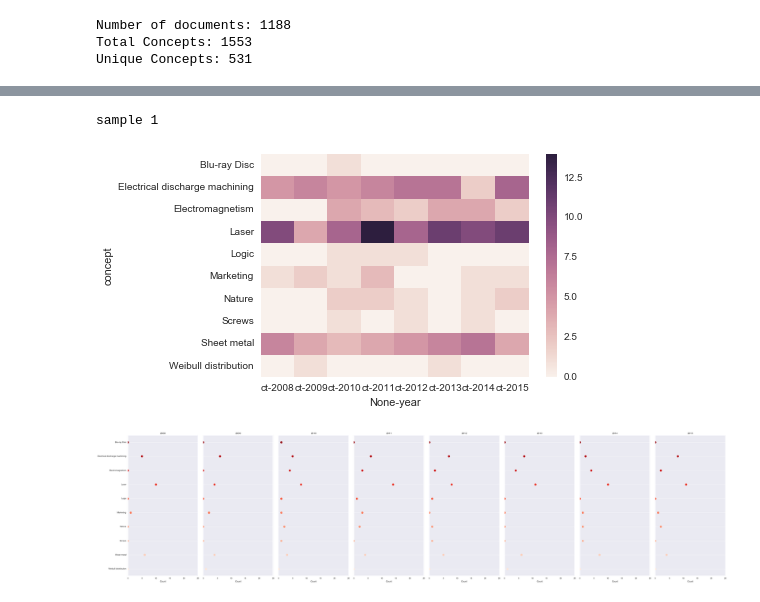
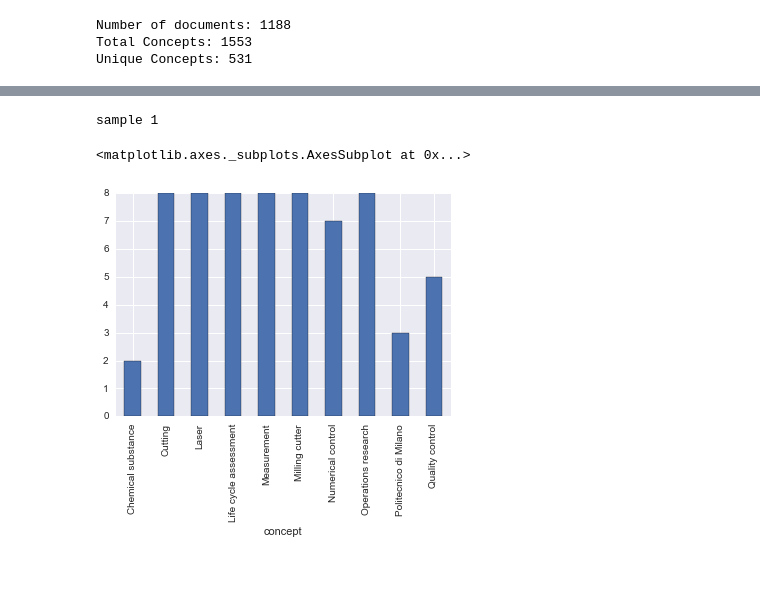
Before and after one commit to lalgadi/codemonkey, a Jupyter notebook: document_classification/known_docs_eda.ipynb, the cells around one changed output, grey strips where cells are left out. Drawn from its saved outputs; the diff is of its cells as text; code cells hidden in the pictures; blank space fills up the shorter version.

```diff
--- a/document_classification/known_docs_eda.ipynb
+++ b/document_classification/known_docs_eda.ipynb
@@ -181,10 +167,9 @@ def plotPairGrid(filteredData):
 # %%
 print("sample 1")
 concept_sample1 = drawSampleConcepts(dcrel)
 filteredf = filterData(doc_concepts,concept_sample1)
-plotHeatMap(filteredf)
-plotPairGrid(filteredf)
+filteredf.groupby('concept').size().plot(kind='bar')
 # %% [output]
 sample 1
+<matplotlib.axes._subplots.AxesSubplot at 0x...>
-[figure, old version]
+[figure, new version]
-[figure, removed]
```
Also changed, not shown: parts of 14 cells of this notebook.
